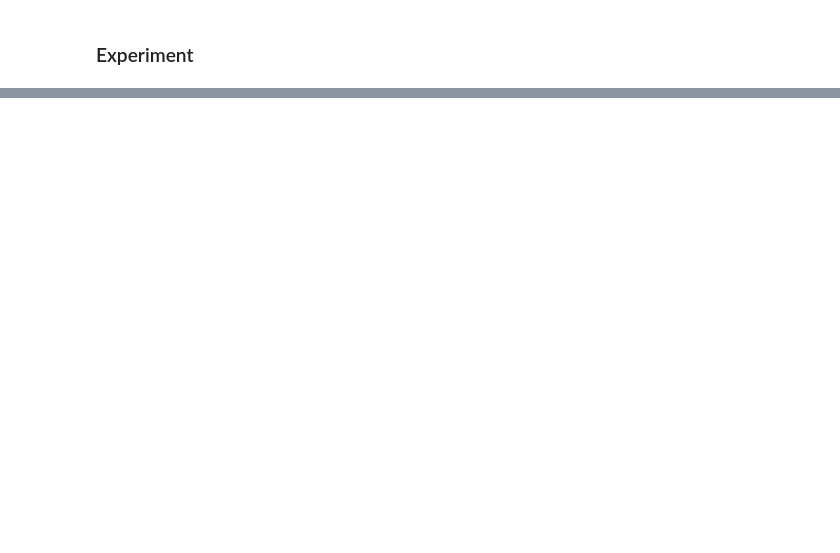
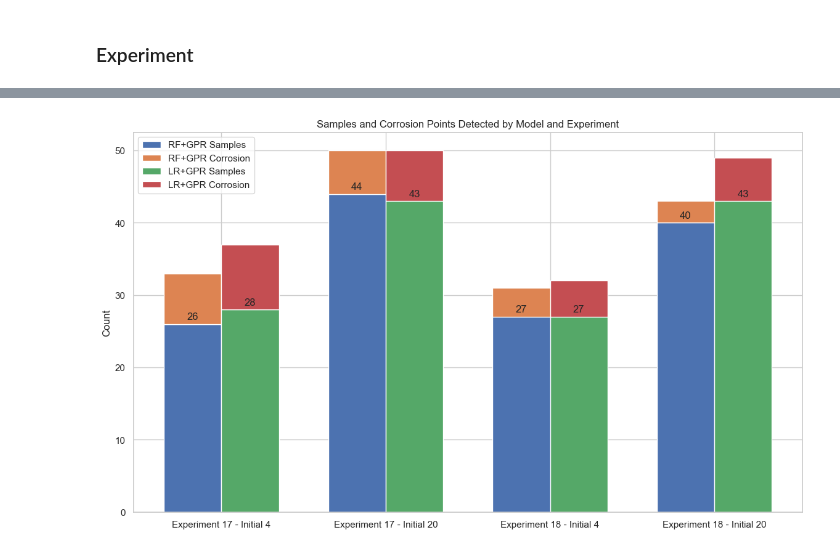
Before and after one commit to ghezalahmad/Adaptive-Sampling, a Jupyter notebook: Benchmarking.ipynb, the cells around one changed output, grey strips where cells are left out. Saved outputs shown, nothing was run; the diff lists cells and outputs as text; code cells hidden in the pictures; blank space fills up the shorter version.

```diff
--- a/Benchmarking.ipynb
+++ b/Benchmarking.ipynb
@@ -110,0 +150,59 @@ plt.show()
+# %%
+
+import matplotlib.pyplot as plt
+import numpy as np
+# Data for plotting (corrected)
+experiments = ['Experiment 17 - Initial 4', 'Experiment 17 - Initial 20',
+               'Experiment 18 - Initial 4', 'Experiment 18 - Initial 20']
+
+# Results from RF+GPR
+rf_gpr = {
+    'Samples': [26, 44, 27, 40],
+    'Corrosion': [7, 6, 4, 3]
+}
+
+# Results from LR+GPR
+lr_gpr = {
+    'Samples': [28, 43, 27, 43],
+    'Corrosion': [9, 7, 5, 6]
+}
+
+# Plot configuration
+bar_width = 0.35
+index = np.arange(len(experiments))
+
+# Initialize the plot
+fig, ax = plt.subplots(figsize=(14, 8))
+
+# Stacked bars for RF+GPR
+rf_samples_bars = ax.bar(index - bar_width/2, rf_gpr['Samples'], bar_width, label='RF+GPR Samples')
+rf_corrosion_bars = ax.bar(index - bar_width/2, rf_gpr['Corrosion'], bar_width, bottom=rf_gpr['Samples'], label='RF+GPR Corrosion')
+
+# Stacked bars for LR+GPR
+lr_samples_bars = ax.bar(index + bar_width/2, lr_gpr['Samples'], bar_width, label='LR+GPR Samples')
+lr_corrosion_bars = ax.bar(index + bar_width/2, lr_gpr['Corrosion'], bar_width, bottom=lr_gpr['Samples'], label='LR+GPR Corrosion')
+
+# Labels, title, and custom x-axis tick labels
+ax.set_ylabel('Count')
+ax.set_title('Samples and Corrosion Points Detected by Model and Experiment')
+ax.set_xticks(index)
+ax.set_xticklabels(experiments)
+ax.legend()
+
+# Text labels above the bars
+def label_bars(bars):
+    for bar in bars:
+        height = bar.get_height()
+        ax.annotate('{}'.format(height),
+                    xy=(bar.get_x() + bar.get_width() / 2, height),
+                    xytext=(0, 3),  # 3 points vertical offset
+                    textcoords="offset points",
+                    ha='center', va='bottom')
+
+label_bars(rf_samples_bars)
+label_bars(lr_samples_bars)
+
+# Show the plot
+plt.show()
+# %% [output]
+[figure, added]
```
Also changed, not shown: parts of 35 cells of this notebook, 12 other files.
